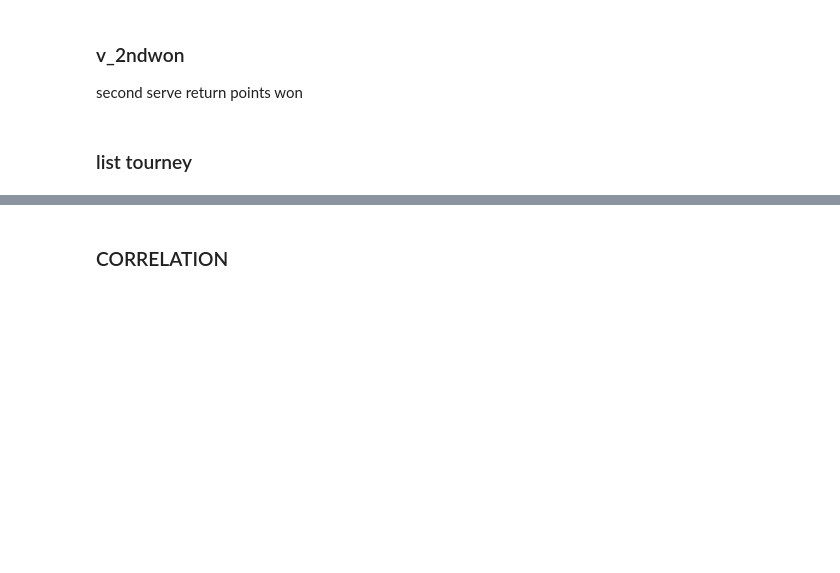
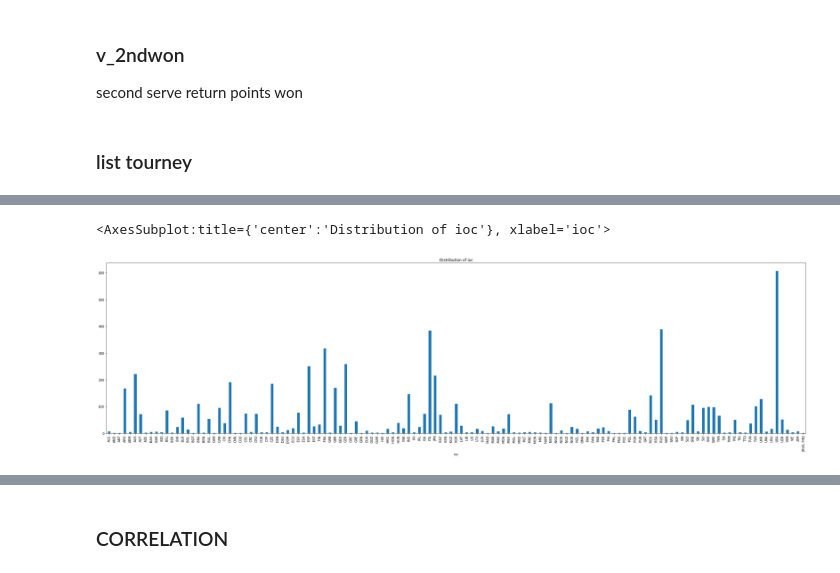
Before and after one commit to OrnelaDanushi/DM-project21, a Jupyter notebook: 4_Data_Preparation.ipynb, the cells around one changed output, grey strips where cells are left out. Drawn from its saved outputs; the diff is of its cells as text; code cells hidden in the pictures; blank space fills up the shorter version.

```diff
--- a/4_Data_Preparation.ipynb
+++ b/4_Data_Preparation.ipynb
@@ -741,0 +855,9 @@ second serve return points won
+# %%
+lf = pl_cat.groupby([pl_cat.ioc]).size()
+lf.plot(
+    figsize=(40, 10),
+    title="Distribution of ioc",
+    kind='bar')
+# %% [output]
+<AxesSubplot:title={'center':'Distribution of ioc'}, xlabel='ioc'>
+[figure, added]
```
Also changed, not shown: parts of 16 cells of this notebook, 1 other file.
